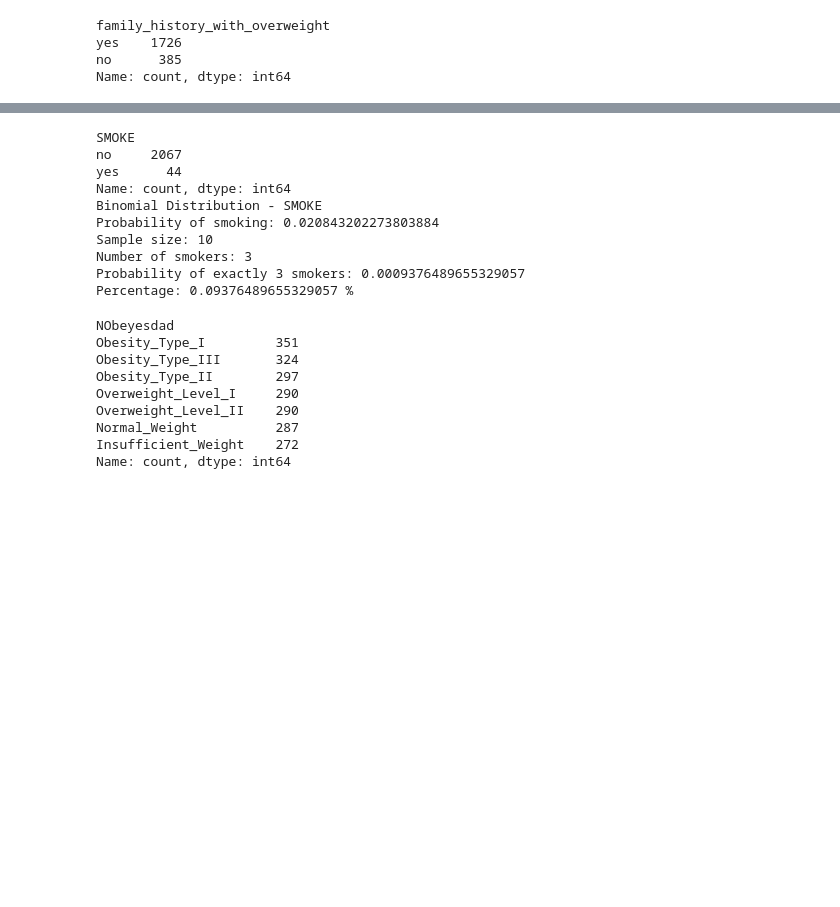
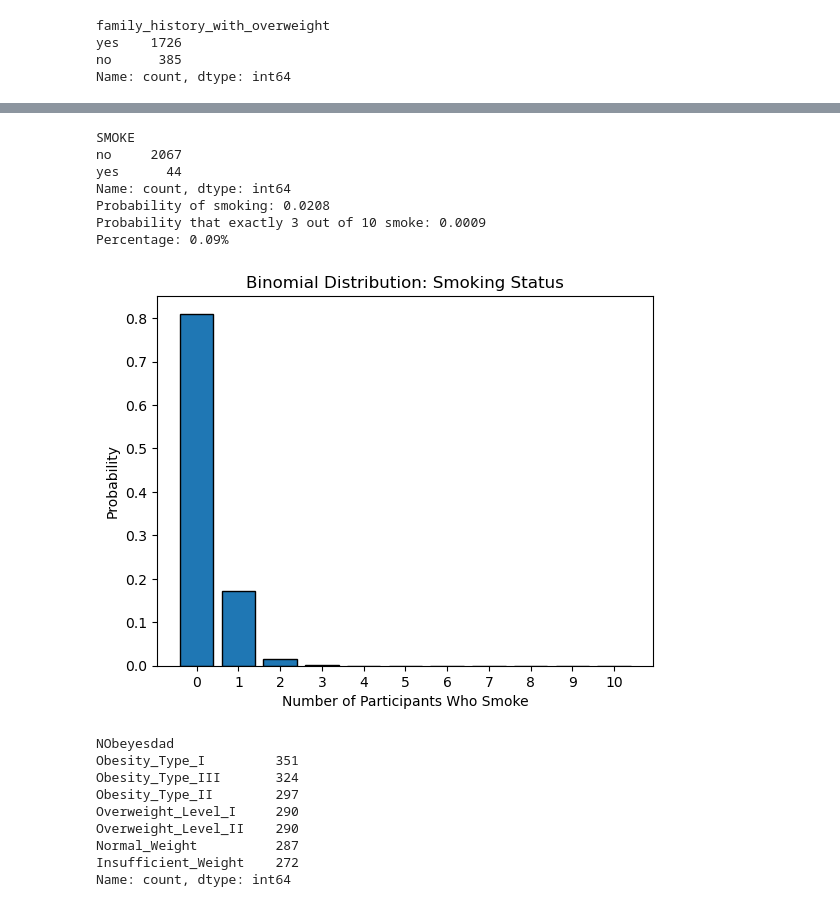
Before and after one commit to 2026377-Ojo/Statistical-techniques-2026-CCT, a Jupyter notebook: Obesity_Eating habit Assignment1.ipynb, the cells around one changed output, grey strips where cells are left out. Saved outputs shown, nothing was run; the diff lists cells and outputs as text; code cells hidden in the pictures; blank space fills up the shorter version.

```diff
--- a/Obesity_Eating habit Assignment1.ipynb
+++ b/Obesity_Eating habit Assignment1.ipynb
@@ -508,31 +536,36 @@ Percentage: 23.219094414177587 %
-# %%
-from scipy.stats import binom
-print(df['SMOKE'].value_counts())
-
-p = (df['SMOKE'].astype(str).str.strip().str.lower().isin(['yes', 'true', '1']).mean())
-
-n = 10
-k = 3
-
-prob = binom.pmf(k, n, p)
-
-print("Binomial Distribution - SMOKE")
-print("Probability of smoking:", p)
-print("Sample size:", n)
-print("Number of smokers:", k)
-print("Probability of exactly 3 smokers:", prob)
-print("Percentage:", prob * 100, "%")
-# %% [output]
-SMOKE
-no     2067
-yes      44
-Name: count, dtype: int64
-Binomial Distribution - SMOKE
-Probability of smoking: 0.020843202273803884
-Sample size: 10
-Number of smokers: 3
-Probability of exactly 3 smokers: 0.0009376489655329057
-Percentage: 0.09376489655329057 %
+# %%
+import numpy as np
+import matplotlib.pyplot as plt
+from scipy.stats import binom
+
+n = 10
+p = (df['SMOKE'].astype(str).str.lower() == 'yes').mean()
+
+k = np.arange(0, n + 1)
+binom_pmf = binom.pmf(k, n, p)
+
+prob_3 = binom.pmf(3, n, p)
+print(df['SMOKE'].value_counts())
+
+print(f'Probability of smoking: {p:.4f}')
+print(f'Probability that exactly 3 out of 10 smoke: {prob_3:.4f}')
+print(f'Percentage: {prob_3 * 100:.2f}%')
+
+plt.bar(k, binom_pmf, edgecolor='black')
+plt.title('Binomial Distribution: Smoking Status')
+plt.xlabel('Number of Participants Who Smoke')
+plt.ylabel('Probability')
+plt.xticks(k)
+plt.show()
+# %% [output]
+SMOKE
+no     2067
+yes      44
+Name: count, dtype: int64
+Probability of smoking: 0.0208
+Probability that exactly 3 out of 10 smoke: 0.0009
+Percentage: 0.09%
+[figure, added]
 # %%
 print(df['NObeyesdad'].value_counts())
 # %% [output]
```
Also changed, not shown: parts of 4 cells of this notebook.
